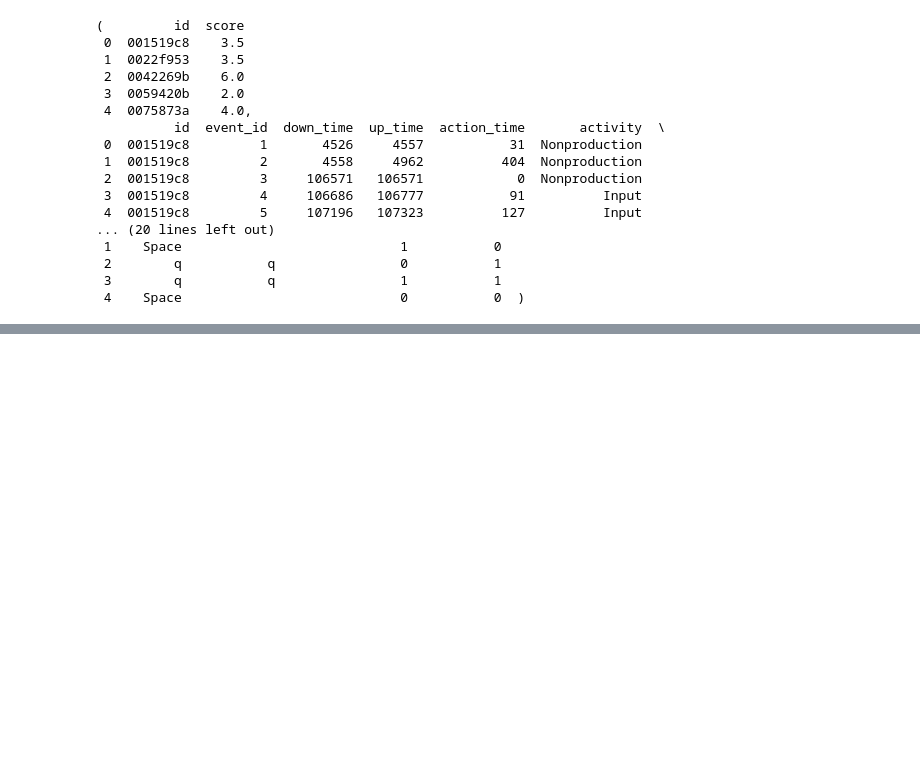
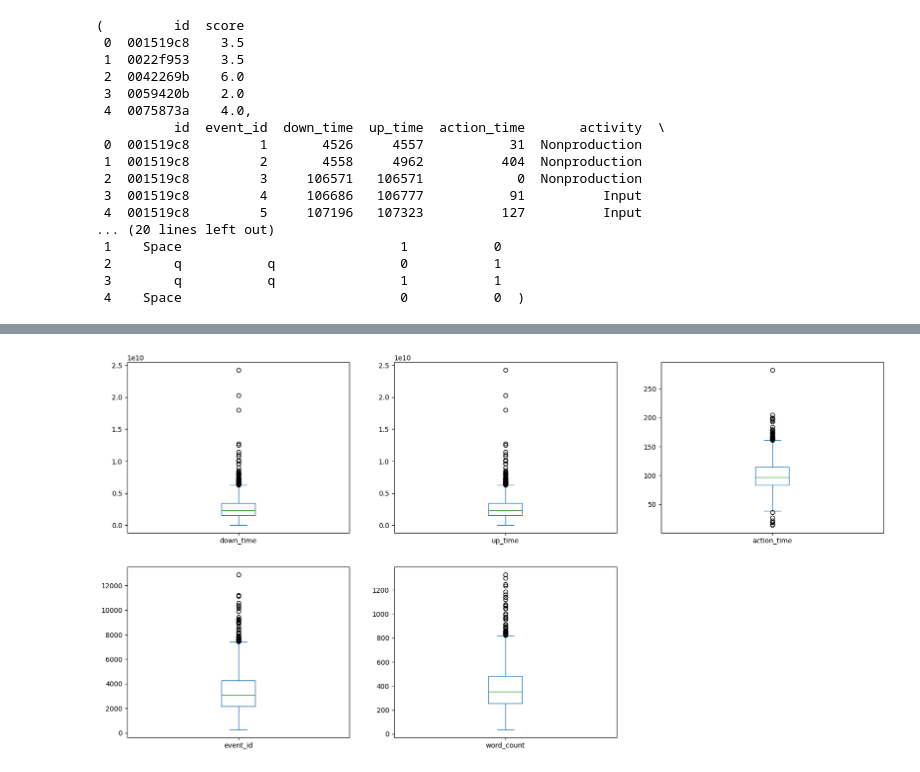
Before and after one commit to aryandgandhi/finalstat432, a Jupyter notebook: analysis.ipynb, the cells around one changed output, grey strips where cells are left out. Saved outputs shown, nothing was run; the diff lists cells and outputs as text; code cells hidden in the pictures; blank space fills up the shorter version.

```diff
--- a/analysis.ipynb
+++ b/analysis.ipynb
@@ -159,0 +169,6 @@ KeyError: 'down_time_mean'
+# %%
+# Box plots for the same selection of features
+train_set[['down_time', 'up_time', 'action_time', 'event_id', 'word_count']].plot(kind='box', subplots=True, layout=(2,3), figsize=(20,10))
+plt.show()
+# %% [output]
+[figure, added]
```
Also changed, not shown: parts of 9 cells of this notebook, 1 other file.
